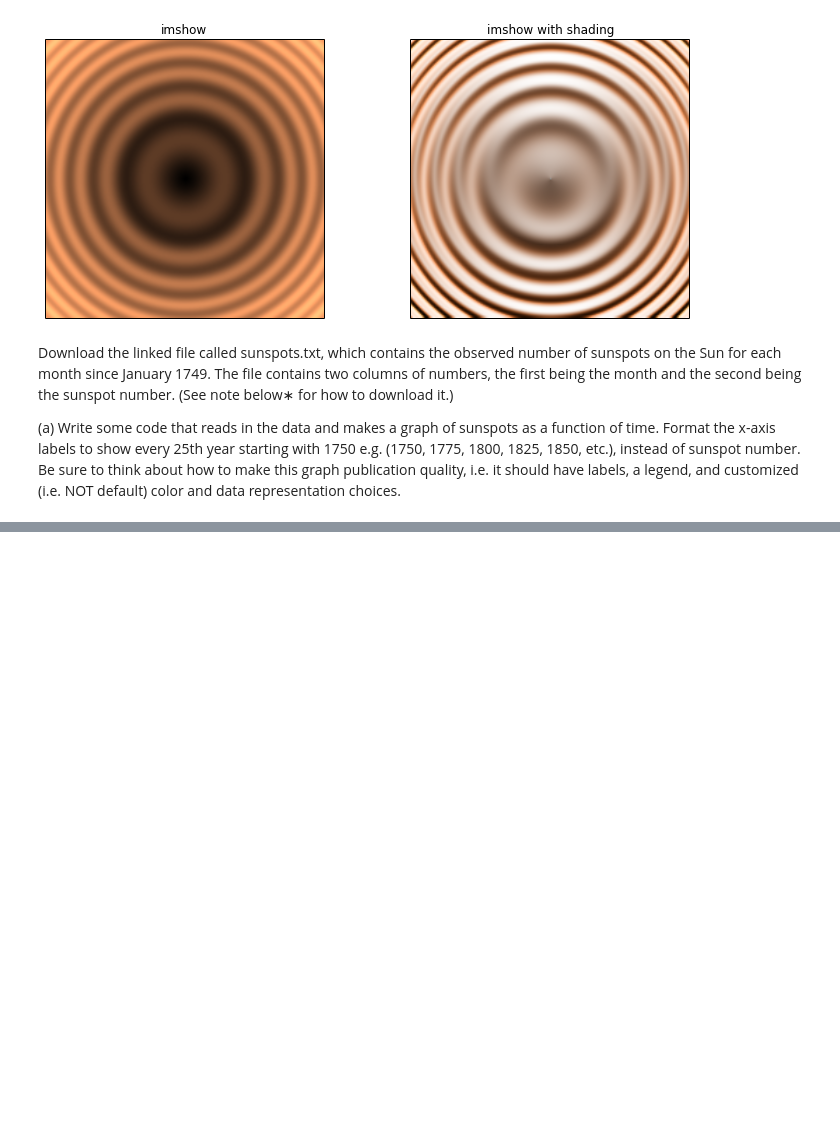
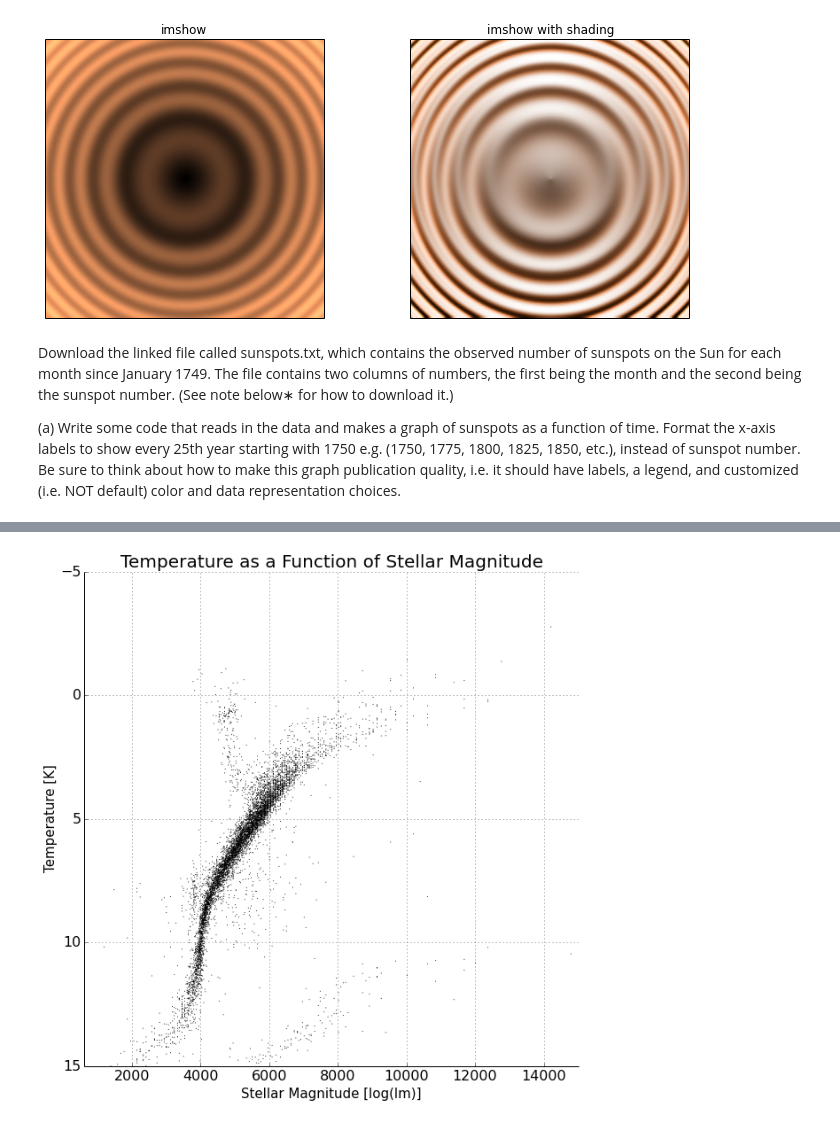
Before and after one commit to joknowle/PHYS202-S14, a Jupyter notebook: Graphics/GraphicsExercies.ipynb, the cells around one changed output, grey strips where cells are left out. Drawn from its saved outputs; the diff is of its cells as text; code cells hidden in the pictures; blank space fills up the shorter version.

```diff
--- a/Graphics/GraphicsExercies.ipynb
+++ b/Graphics/GraphicsExercies.ipynb
@@ -82,0 +158,35 @@ IOError: [Errno 2] No such file or directory: './sunspots.txt'
+# %%
+import numpy as np
+import matplotlib.pyplot as plt
+import pandas as pd
+
+stell_mag, temp = np.loadtxt("stars.txt", unpack = True)
+fi = plt.figure(figsize=(10,10), dpi=160)
+
+ax = fi.add_subplot(111)
+
+ax.set_xlim(600,15000)
+ax.set_ylim(15,-5)
+ax.grid()
+
+ax.scatter(stell_mag,temp, s=1, edgecolors='none', c='k')
+axis = gca()
+
+axis.legend(loc='upper left', fontsize=25)
+
+for label in axis.get_xticklabels() + axis.get_yticklabels():
+    label.set_fontsize(16)
+    label.set_color('black')
+    label.set_bbox(dict(facecolor='white', edgecolor='None', alpha= .65))
+
+axis.set_title('Temperature as a Function of Stellar Magnitude',fontsize=20)
+axis.set_xlabel('Stellar Magnitude [log(lm)]',fontsize=15)
+axis.set_ylabel('Temperature [K]',fontsize=15)
+
+axis.tick_params(top=False, right=False) # Turn ticks out
+axis.spines['top'].set_visible(False) # Get rid of top axis line
+axis.spines['right'].set_visible(False) #  Get rid of bottom axis line
+
+plt.show()
+# %% [output]
+[figure, added]
```
Also changed, not shown: parts of 12 cells of this notebook, 2 other files.
